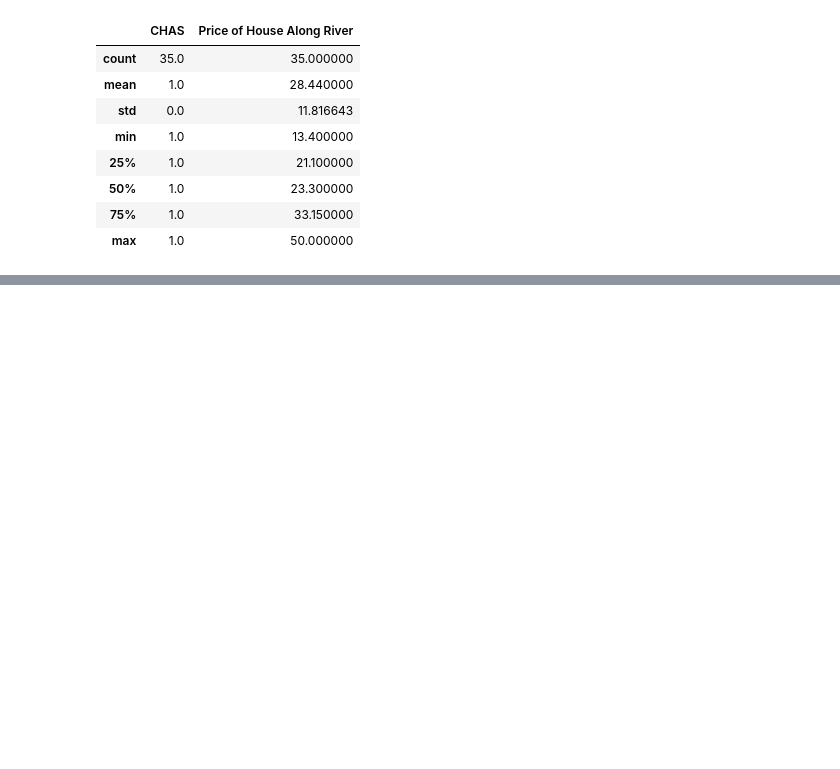
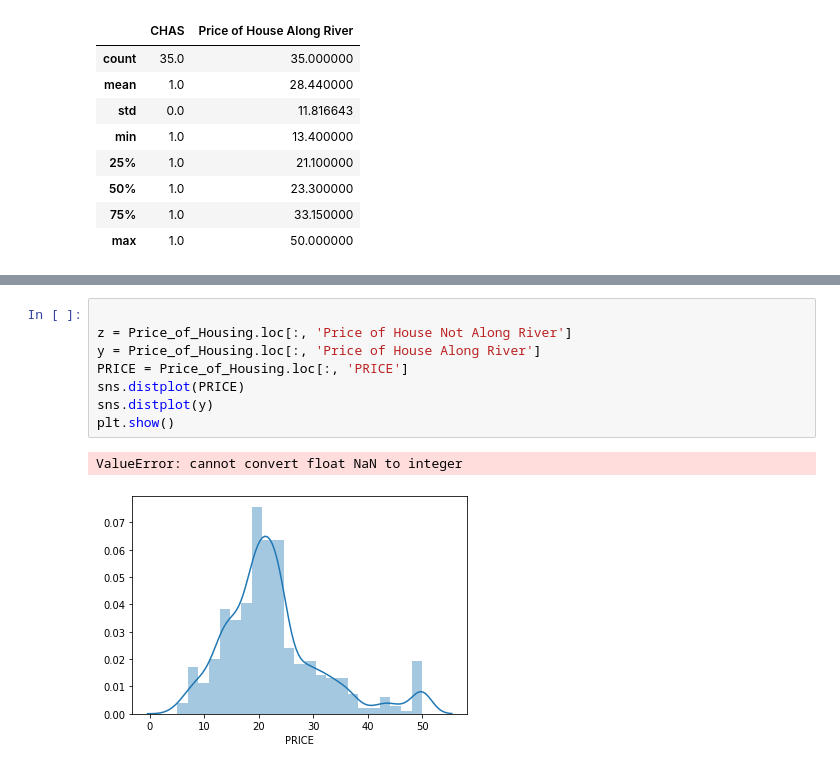
Before and after one commit to shanecanny1/Machine-Learning-and-Statistics-Project, a Jupyter notebook: Machine Learning Project Boston House Prices.ipynb, the cells around one changed output, grey strips where cells are left out. Cells and saved outputs as stored; diff of their text form; blank space fills up the shorter version.

```diff
--- a/Machine Learning Project Boston House Prices.ipynb
+++ b/Machine Learning Project Boston House Prices.ipynb
@@ -374,0 +379,11 @@ Price_of_Housing.describe()
+# %%
+
+z = Price_of_Housing.loc[:, 'Price of House Not Along River']
+y = Price_of_Housing.loc[:, 'Price of House Along River']
+PRICE = Price_of_Housing.loc[:, 'PRICE']
+sns.distplot(PRICE)
+sns.distplot(y)
+plt.show()
+# %% [output]
+ValueError: cannot convert float NaN to integer
+[figure, added]
```
Also changed, not shown: parts of 8 cells of this notebook.
